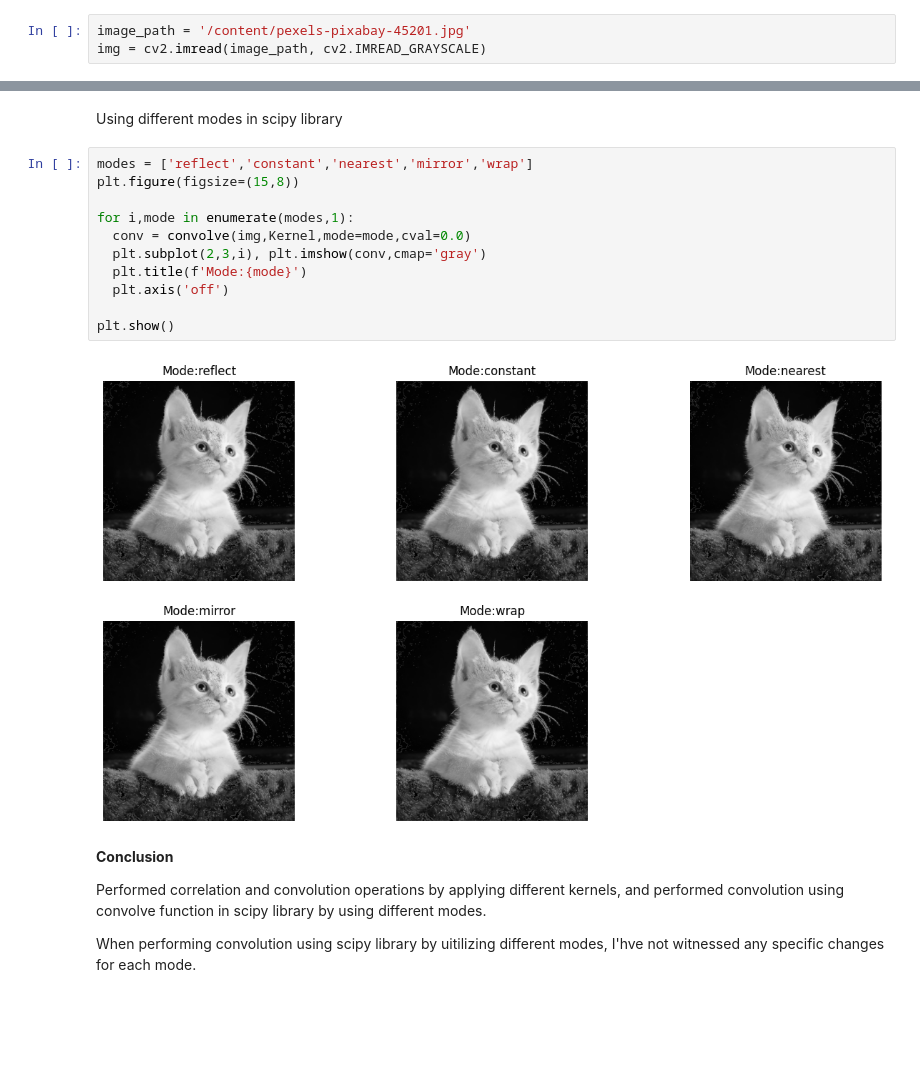
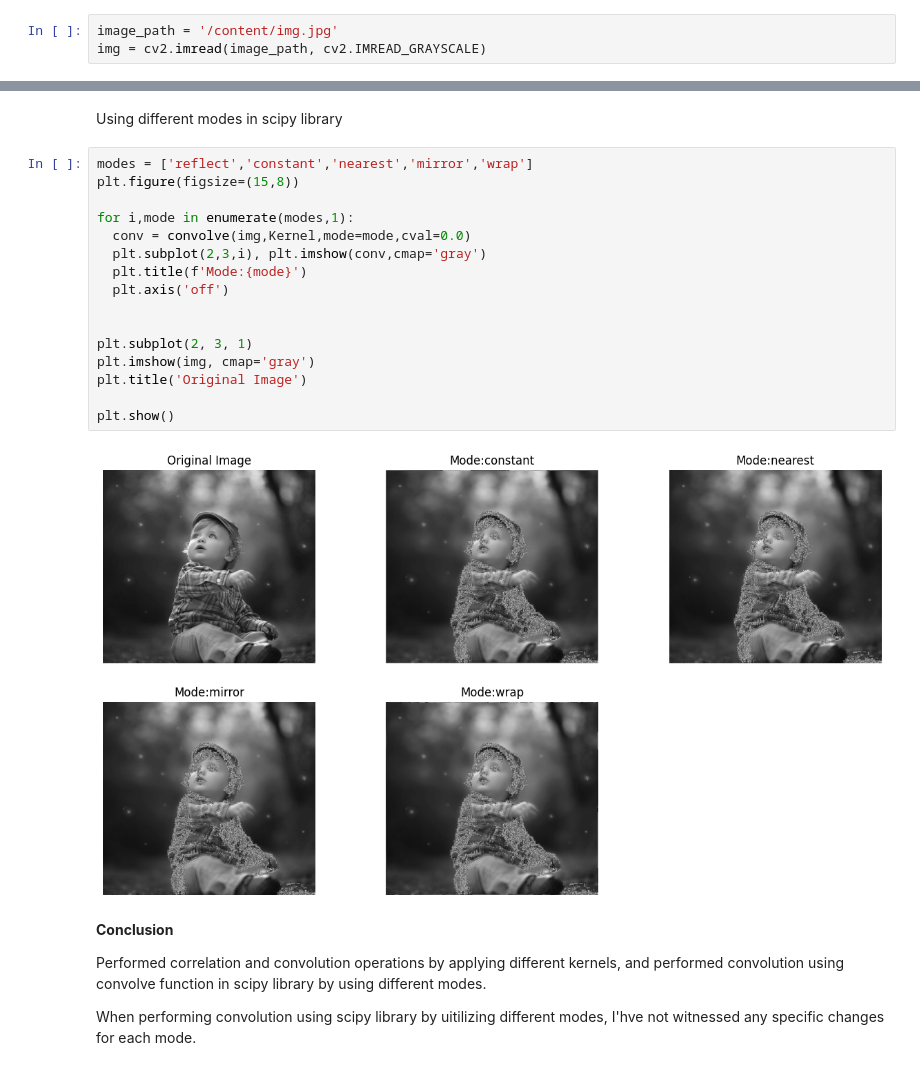
Before and after one commit to badrinarayanan02/Computer-Vision, a Jupyter notebook: 2348507_Correlation&Convolution.ipynb, the cells around one changed output, grey strips where cells are left out. Saved outputs shown, nothing was run; the diff lists cells and outputs as text; blank space fills up the shorter version.

```diff
--- a/2348507_Correlation&Convolution.ipynb
+++ b/2348507_Correlation&Convolution.ipynb
@@ -94,7 +95,7 @@ Text(0.5, 1.0, 'GaussianBlurKernel')
 Applying Convolve function in SCIPY library and use the following mode
 ‘reflect’, ‘constant’, ‘nearest’, ‘mirror’, ‘wrap'
 # %%
-image_path = '/content/pexels-pixabay-45201.jpg'
+image_path = '/content/img.jpg'
 img = cv2.imread(image_path, cv2.IMREAD_GRAYSCALE)
 # %%
 Kernel = ([[1, 1, 1],
@@ -105,16 +106,21 @@ Using different modes in scipy library
 # %%
 modes = ['reflect','constant','nearest','mirror','wrap']
 plt.figure(figsize=(15,8))
 
 for i,mode in enumerate(modes,1):
   conv = convolve(img,Kernel,mode=mode,cval=0.0)
   plt.subplot(2,3,i), plt.imshow(conv,cmap='gray')
   plt.title(f'Mode:{mode}')
   plt.axis('off')
 
+
+plt.subplot(2, 3, 1)
+plt.imshow(img, cmap='gray')
+plt.title('Original Image')
+
 plt.show()
 # %% [output]
-[figure, old version]
+[figure, new version]
 # %% [markdown]
 **Conclusion**
 
```
Also changed, not shown: parts of 1 cell of this notebook.
